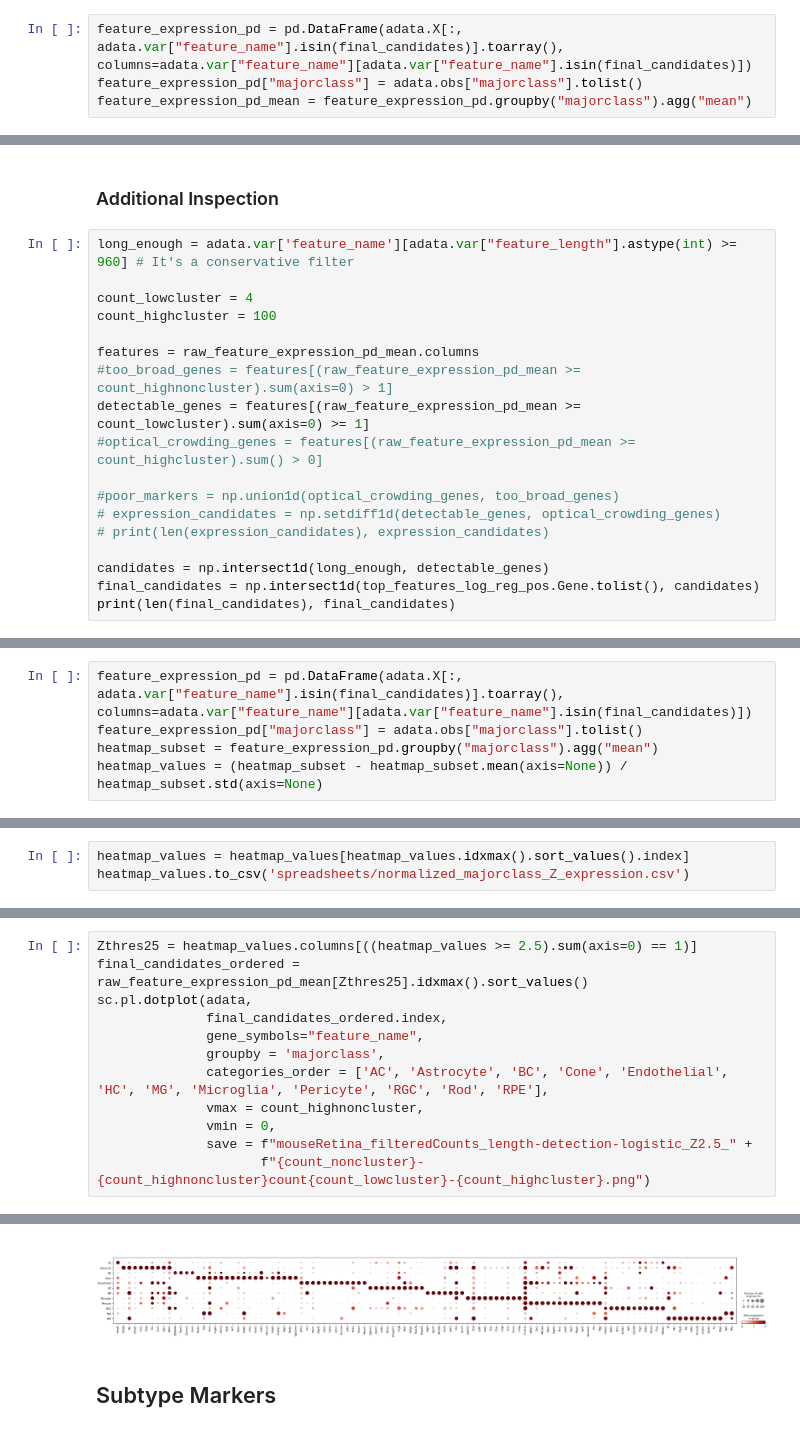
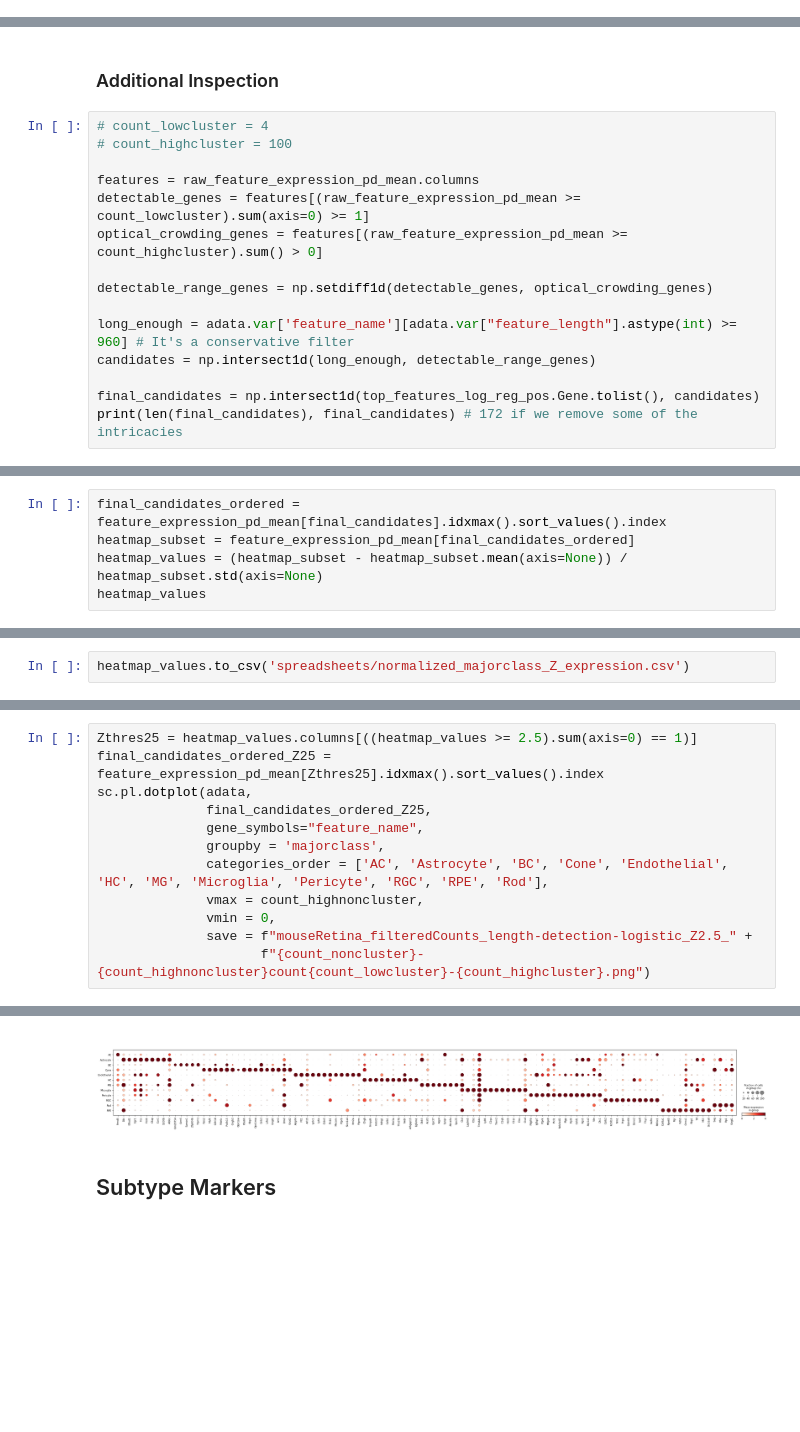
Before and after one commit to yuyanchenglab/CAMR2024, a Jupyter notebook: Get_Expression.ipynb, the cells around one changed output, grey strips where cells are left out. Drawn from its saved outputs; the diff is of its cells as text; blank space fills up the shorter version.

```diff
--- a/Get_Expression.ipynb
+++ b/Get_Expression.ipynb
@@ -230,4 +213,0 @@ raw_feature_expression_pd_mean.to_csv('spreadsheets/raw_majorclass_mean_expressi
-# %%
-feature_expression_pd = pd.DataFrame(adata.X[:, adata.var["feature_name"].isin(final_candidates)].toarray(), columns=adata.var["feature_name"][adata.var["feature_name"].isin(final_candidates)])
-feature_expression_pd["majorclass"] = adata.obs["majorclass"].tolist()
-feature_expression_pd_mean = feature_expression_pd.groupby("majorclass").agg("mean")
@@ -236,21 +214,18 @@ feature_expression_pd_mean.to_csv('spreadsheets/normalized_majorclass_mean_expre
 # %% [markdown]
 ### Additional Inspection
 # %%
-long_enough = adata.var['feature_name'][adata.var["feature_length"].astype(int) >= 960] # It's a conservative filter
-
-count_lowcluster = 4
-count_highcluster = 100
+# count_lowcluster = 4
+# count_highcluster = 100
 
 features = raw_feature_expression_pd_mean.columns
-#too_broad_genes = features[(raw_feature_expression_pd_mean >= count_highnoncluster).sum(axis=0) > 1]
 detectable_genes = features[(raw_feature_expression_pd_mean >= count_lowcluster).sum(axis=0) >= 1]
-#optical_crowding_genes = features[(raw_feature_expression_pd_mean >= count_highcluster).sum() > 0]
+optical_crowding_genes = features[(raw_feature_expression_pd_mean >= count_highcluster).sum() > 0]
 
-#poor_markers = np.union1d(optical_crowding_genes, too_broad_genes)
-# expression_candidates = np.setdiff1d(detectable_genes, optical_crowding_genes)
-# print(len(expression_candidates), expression_candidates)
+detectable_range_genes = np.setdiff1d(detectable_genes, optical_crowding_genes)
 
-candidates = np.intersect1d(long_enough, detectable_genes)
+long_enough = adata.var['feature_name'][adata.var["feature_length"].astype(int) >= 960] # It's a conservative filter
+candidates = np.intersect1d(long_enough, detectable_range_genes)
+
 final_candidates = np.intersect1d(top_features_log_reg_pos.Gene.tolist(), candidates)
-print(len(final_candidates), final_candidates)
+print(len(final_candidates), final_candidates) # 172 if we remove some of the intricacies
 # %% [output]
@@ -277,5 +252,5 @@ print(len(final_candidates), final_candidates)
 # %%
-feature_expression_pd = pd.DataFrame(adata.X[:, adata.var["feature_name"].isin(final_candidates)].toarray(), columns=adata.var["feature_name"][adata.var["feature_name"].isin(final_candidates)])
-feature_expression_pd["majorclass"] = adata.obs["majorclass"].tolist()
-heatmap_subset = feature_expression_pd.groupby("majorclass").agg("mean")
+final_candidates_ordered = feature_expression_pd_mean[final_candidates].idxmax().sort_values().index
+heatmap_subset = feature_expression_pd_mean[final_candidates_ordered]
 heatmap_values = (heatmap_subset - heatmap_subset.mean(axis=None)) / heatmap_subset.std(axis=None)
+heatmap_values
@@ -282,3 +386,2 @@ heatmap_values = (heatmap_subset - heatmap_subset.mean(axis=None)) / heatmap_sub
 # %%
-heatmap_values = heatmap_values[heatmap_values.idxmax().sort_values().index]
 heatmap_values.to_csv('spreadsheets/normalized_majorclass_Z_expression.csv')
@@ -304,11 +401,11 @@ WARNING: saving figure to file figures/dotplot_mouseRetina_filteredCounts_length
 # %%
 Zthres25 = heatmap_values.columns[((heatmap_values >= 2.5).sum(axis=0) == 1)]
-final_candidates_ordered = raw_feature_expression_pd_mean[Zthres25].idxmax().sort_values()
+final_candidates_ordered_Z25 = feature_expression_pd_mean[Zthres25].idxmax().sort_values().index
 sc.pl.dotplot(adata,
-              final_candidates_ordered.index,
+              final_candidates_ordered_Z25,
               gene_symbols="feature_name",
               groupby = 'majorclass',
-              categories_order = ['AC', 'Astrocyte', 'BC', 'Cone', 'Endothelial', 'HC', 'MG', 'Microglia', 'Pericyte', 'RGC', 'Rod', 'RPE'],
+              categories_order = ['AC', 'Astrocyte', 'BC', 'Cone', 'Endothelial', 'HC', 'MG', 'Microglia', 'Pericyte', 'RGC', 'RPE', 'Rod'],
               vmax = count_highnoncluster,
               vmin = 0,
               save = f"mouseRetina_filteredCounts_length-detection-logistic_Z2.5_" +
@@ -318,4 +415,4 @@ WARNING: saving figure to file figures/dotplot_mouseRetina_filteredCounts_length
-[figure, old version]
+[figure, new version]
 # %% [markdown]
 ## Subtype Markers
 # %%
```
Also changed, not shown: parts of 39 cells of this notebook, 9 other files.
